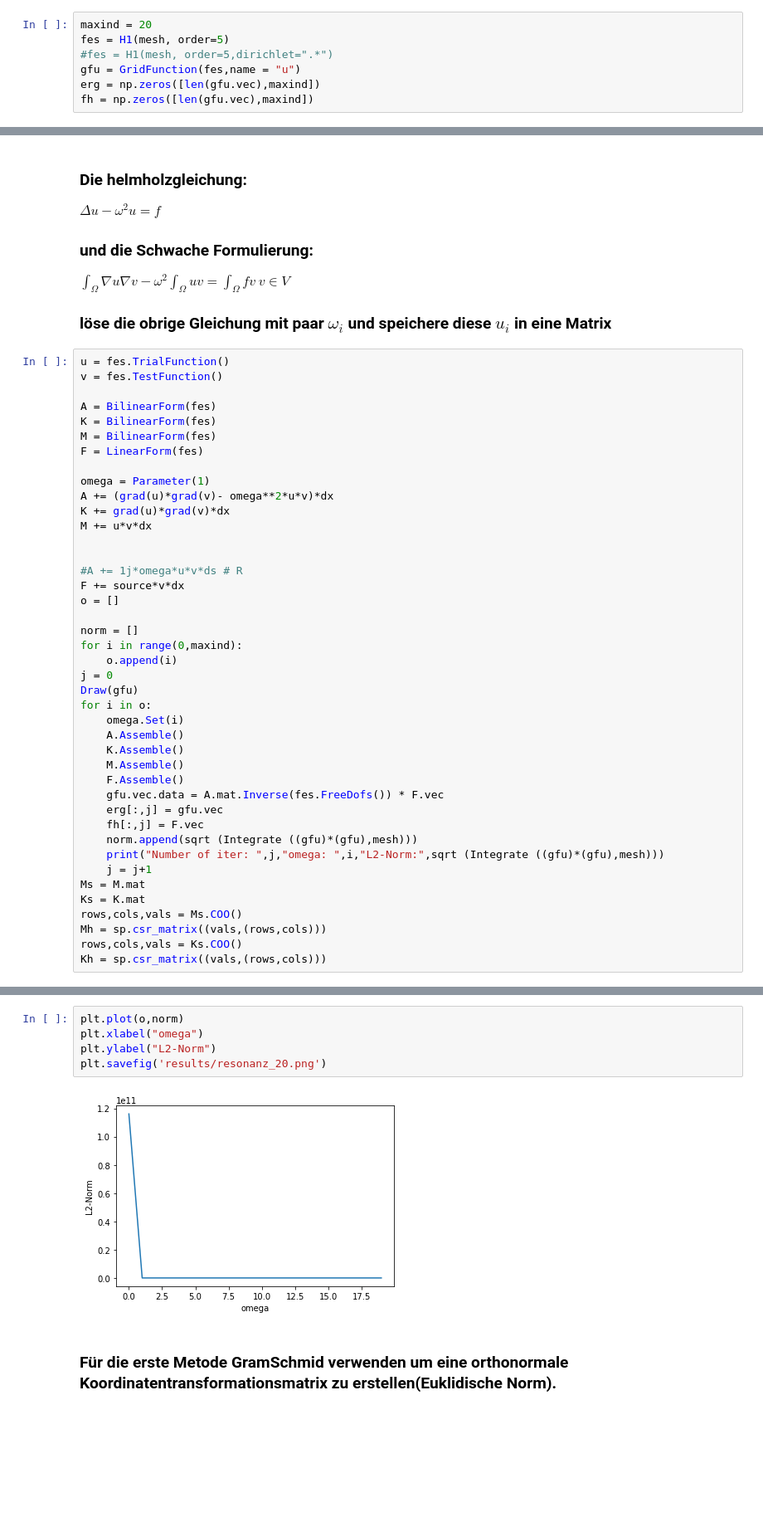
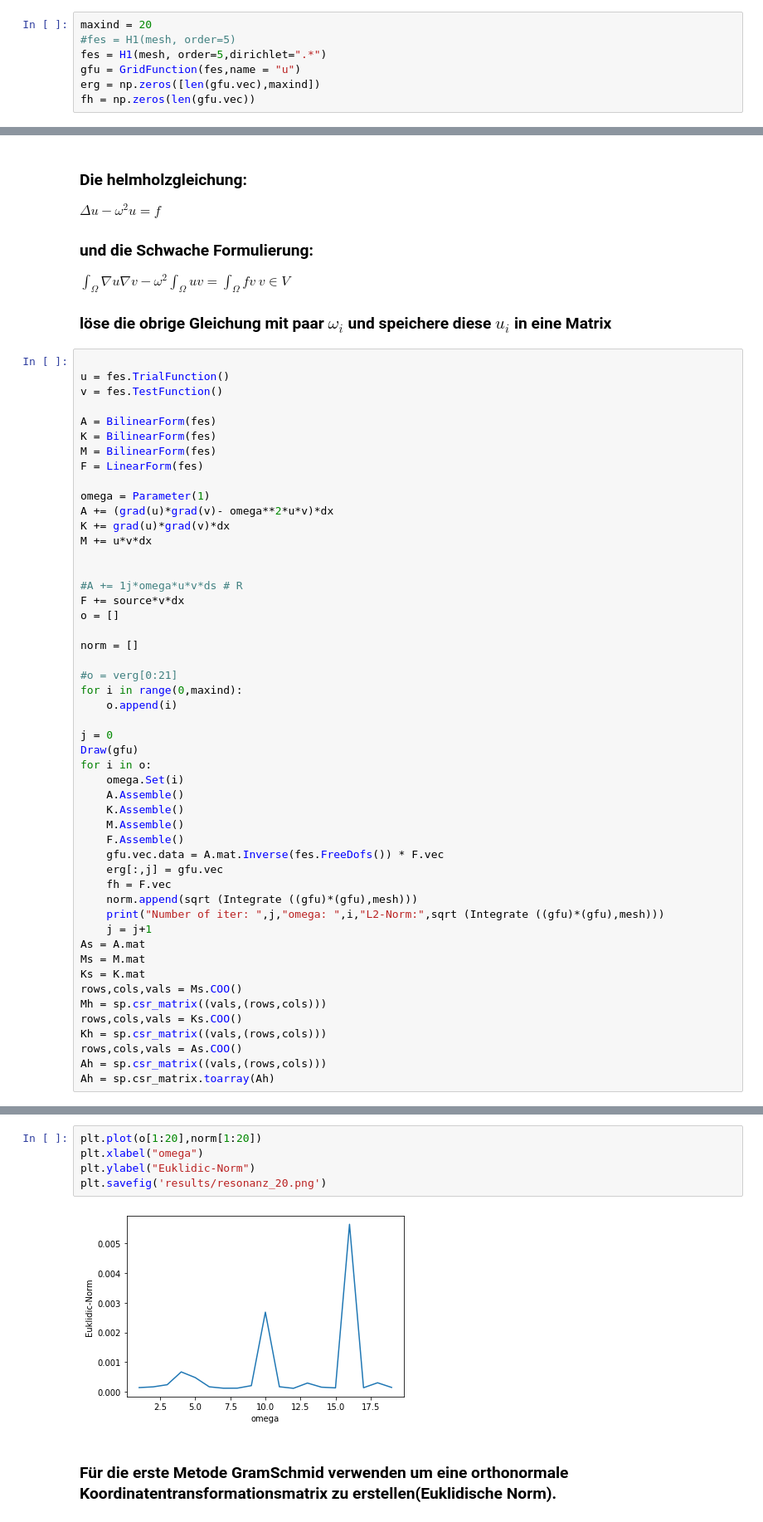
Before and after one commit to huberamanda/reduced_basis_methods, a Jupyter notebook: Alex/Helmholz_equ.ipynb, the cells around one changed output, grey strips where cells are left out. Shown at 83% size. Cells and saved outputs as stored; diff of their text form; blank space fills up the shorter version.

```diff
--- a/Alex/Helmholz_equ.ipynb
+++ b/Alex/Helmholz_equ.ipynb
@@ -27,8 +28,8 @@ source = exp(-50**2*((x-piha-shift)*(x-piha-shift)+(y-piha-shift)*(y-piha-shift)
 Draw(source,mesh,name = "pulse")
 # %%
 maxind = 20
-fes = H1(mesh, order=5)
-#fes = H1(mesh, order=5,dirichlet=".*")
+#fes = H1(mesh, order=5)
+fes = H1(mesh, order=5,dirichlet=".*")
 gfu = GridFunction(fes,name = "u")
 erg = np.zeros([len(gfu.vec),maxind])
-fh = np.zeros([len(gfu.vec),maxind])
+fh = np.zeros(len(gfu.vec))
@@ -39,6 +71,7 @@ $\Delta u - \omega^2 u = f$
 $\int_{\Omega}\nabla u \nabla v - \omega^2\int_{\Omega}u v = \int_{\Omega}fv$ $v \in V$
 ### löse die obrige Gleichung mit paar $\omega_i$ und speichere diese $u_i$ in eine Matrix
 # %%
+
 u = fes.TrialFunction()
 v = fes.TestFunction()
 
@@ -58,8 +91,11 @@ F += source*v*dx
 o = []
 
 norm = []
+
+#o = verg[0:21]
 for i in range(0,maxind):
     o.append(i)
+
 j = 0
 Draw(gfu)
 for i in o:
@@ -70,14 +106,18 @@ for i in o:
     F.Assemble()
     gfu.vec.data = A.mat.Inverse(fes.FreeDofs()) * F.vec
     erg[:,j] = gfu.vec
-    fh[:,j] = F.vec
+    fh = F.vec
     norm.append(sqrt (Integrate ((gfu)*(gfu),mesh)))
     print("Number of iter: ",j,"omega: ",i,"L2-Norm:",sqrt (Integrate ((gfu)*(gfu),mesh)))
     j = j+1
+As = A.mat
 Ms = M.mat
 Ks = K.mat
 rows,cols,vals = Ms.COO()
 Mh = sp.csr_matrix((vals,(rows,cols)))
 rows,cols,vals = Ks.COO()
 Kh = sp.csr_matrix((vals,(rows,cols)))
+rows,cols,vals = As.COO()
+Ah = sp.csr_matrix((vals,(rows,cols)))
+Ah = sp.csr_matrix.toarray(Ah)
 # %% [output]
@@ -112,10 +173,10 @@ len(V)
 # %%
-plt.plot(o,norm)
+plt.plot(o[1:20],norm[1:20])
 plt.xlabel("omega")
-plt.ylabel("L2-Norm")
+plt.ylabel("Euklidic-Norm")
 plt.savefig('results/resonanz_20.png')
 # %% [output]
-[figure, old version]
+[figure, new version]
 # %% [markdown]
 ### Für die erste Metode GramSchmid verwenden um eine orthonormale Koordinatentransformationsmatrix zu erstellen(Euklidische Norm).
 # %% [markdown]
```
Also changed, not shown: parts of 29 cells of this notebook, 3 other files.
